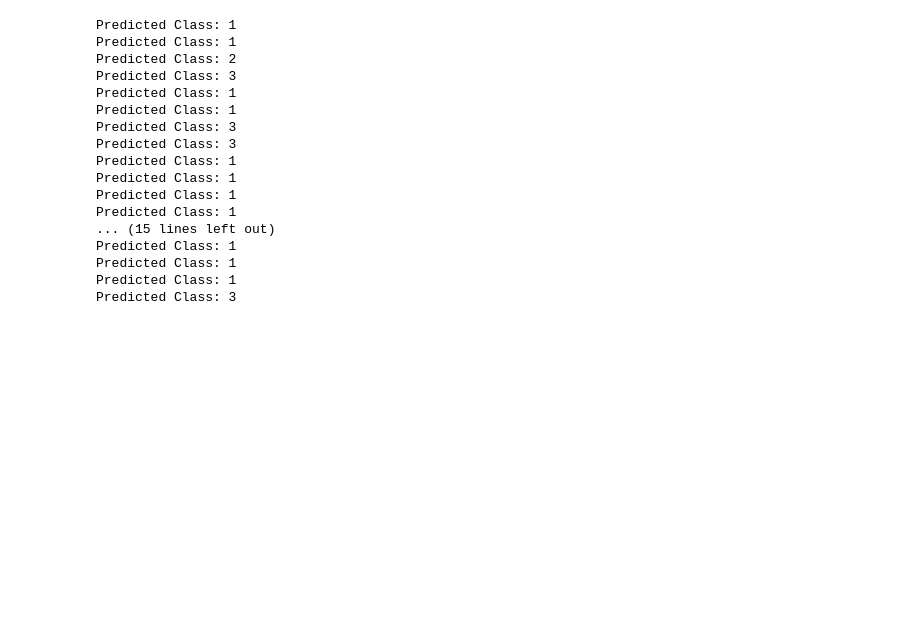
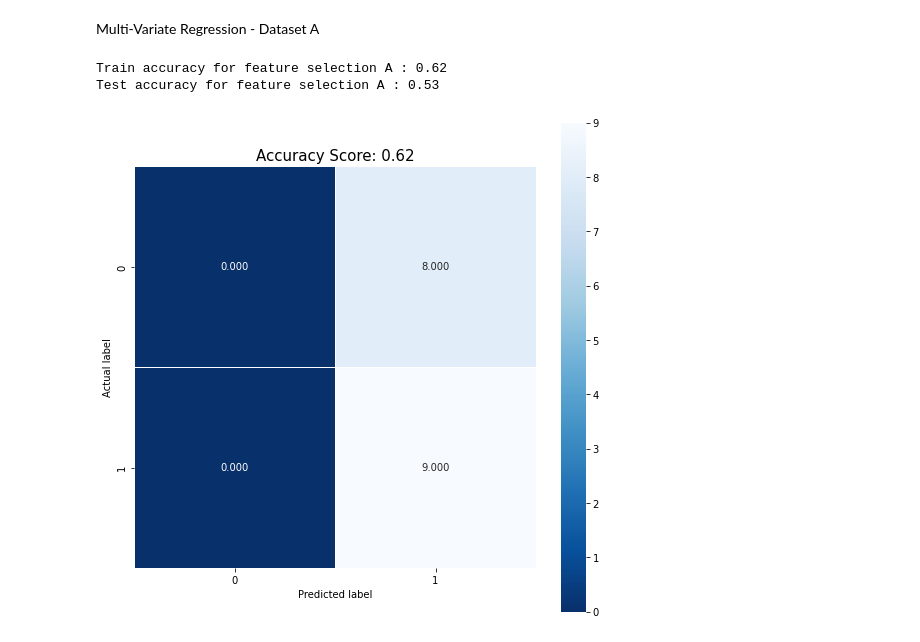
Before and after one commit to josh-huang/CSC3005-DataAnalytics-Project, a Jupyter notebook: Multi-Variate Regression - New.ipynb, the cells around one changed output. Cells and saved outputs as stored; diff of their text form; code cells hidden in the pictures; blank space fills up the shorter version.

Commit message:
Updated for datasets B and C, add confusion matrix

```diff
--- a/Multi-Variate Regression - New.ipynb
+++ b/Multi-Variate Regression - New.ipynb
@@ -30,29 +30,37 @@ X_train,X_test,y_train,y_test=train_test_split(X,y,test_size=0.2,random_state=0)
+# %% [markdown]
+Multi-Variate Regression - Dataset A
 # %%
+X = dataframeA_feature # Features
+y = dataframeA_label # Target variable
+
+# split X and y into training and testing sets
+X_train,X_test,y_train,y_test=train_test_split(X,y,test_size=0.2,random_state=0)
+
 # define the multinomial logistic regression model
 model = LogisticRegression(multi_class='multinomial', solver='lbfgs', max_iter=500)
 # fit the model on the whole dataset
 model.fit(X_train, y_train)
 
 # predict the class label
 y_pred=model.predict(X_test)
-# summarize the predicted class
-for i in y_pred:
-    print('Predicted Class: %d' % y_pred[i])
+
+# Measure accuracy
+score_train = np.round(accuracy_score(y_train, model.predict(X_train)), 2)
+score_test = np.round(accuracy_score(y_test, y_pred), 2)
+print("Train accuracy for feature selection A :", score_train)
+print("Test accuracy for feature selection A :", score_test)
+
+# Creating  a confusion matrix,which compares the y_test and y_pred
+cm = confusion_matrix(y_test, y_pred)
+
+#plotting confusion matrix
+plt.figure(figsize=(9,9))
+sns.heatmap(cm, annot=True, fmt=".3f", linewidths=.5, square = True, cmap = 'Blues_r');
+plt.ylabel('Actual label');
+plt.xlabel('Predicted label');
+all_sample_title = 'Accuracy Score: {0}'.format(score_train)
+plt.title(all_sample_title, size = 15);
 # %% [output]
-Predicted Class: 1
-Predicted Class: 1
-Predicted Class: 2
-Predicted Class: 3
-Predicted Class: 1
-Predicted Class: 1
-Predicted Class: 3
-Predicted Class: 3
-Predicted Class: 1
-Predicted Class: 1
-Predicted Class: 1
-Predicted Class: 1
-... (15 lines left out)
-Predicted Class: 1
-Predicted Class: 1
-Predicted Class: 1
-Predicted Class: 3
+Train accuracy for feature selection A : 0.62
+Test accuracy for feature selection A : 0.53
+[figure, added]
```
Also changed, not shown: parts of 9 cells of this notebook.
